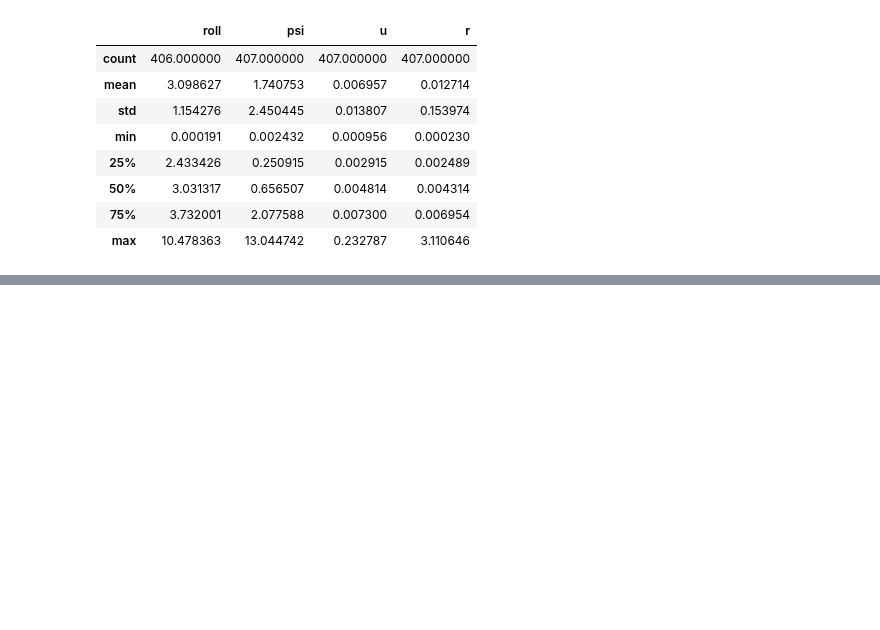
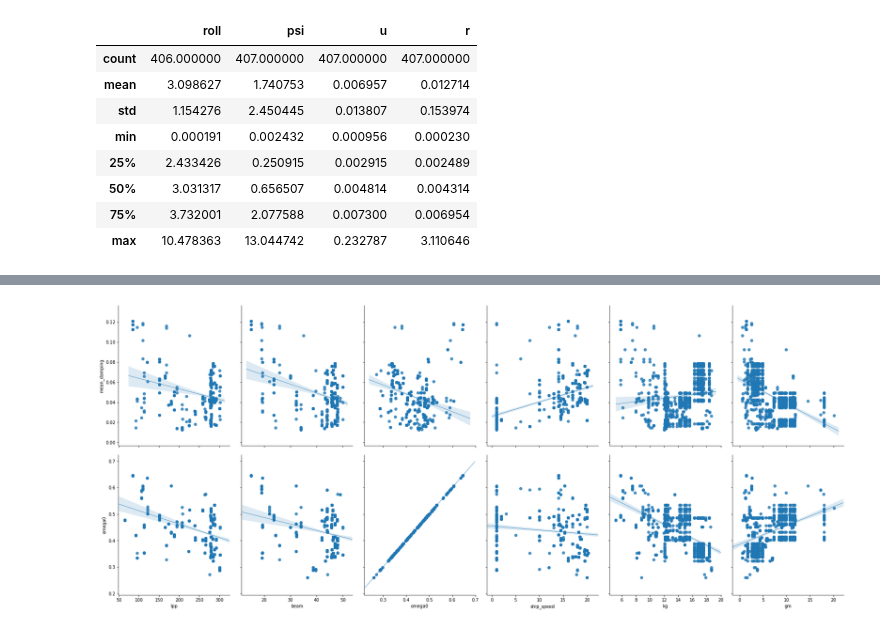
Before and after one commit to martinlarsalbert/rolldecay, a Jupyter notebook: notebooks/rolldecay/04.3_maa_mdl_db_roll_decay_content.ipynb, the cells around one changed output, grey strips where cells are left out. Cells and saved outputs as stored; diff of their text form; code cells hidden in the pictures; blank space fills up the shorter version.

```diff
--- a/notebooks/rolldecay/04.3_maa_mdl_db_roll_decay_content.ipynb
+++ b/notebooks/rolldecay/04.3_maa_mdl_db_roll_decay_content.ipynb
@@ -147,0 +276,18 @@ std[cols].describe()
+# %%
+sql="""
+SELECT * from
+rolldecay_linear
+INNER JOIN run
+ON rolldecay_linear.run_id == run.id
+    INNER JOIN loading_conditions
+    ON run.loading_condition_name == loading_conditions.name
+        INNER JOIN models
+        ON run.model_number == models.model_number
+            INNER JOIN ships
+            ON models.ship_name == ships.name
+
+"""
+df_rolldecay = pd.read_sql(sql, con=engine, index_col='run_id',)
+df_rolldecay = df_rolldecay.loc[:,~df_rolldecay.columns.duplicated()]
+df_rolldecay = remove_outliers(df_rolldecay)
+df_rolldecay.describe()
@@ -147,0 +326,6 @@ std[cols].describe()
+# %%
+x_vars = ['lpp','beam','omega0','ship_speed','kg','gm']
+sns.pairplot(df_rolldecay, x_vars=x_vars, y_vars=['mean_damping','omega0'],
+             height=5, aspect=.8, kind="reg");
+# %% [output]
+[figure, added]
```
Also changed, not shown: parts of 18 cells of this notebook, 9 other files.
